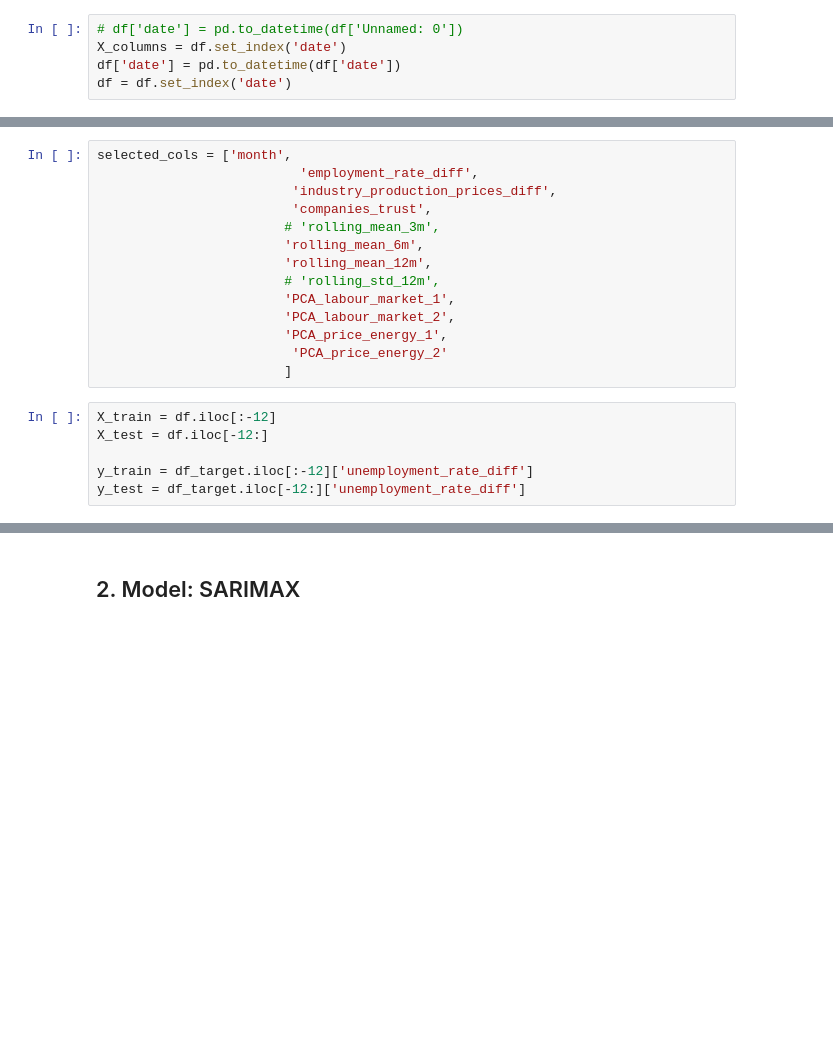
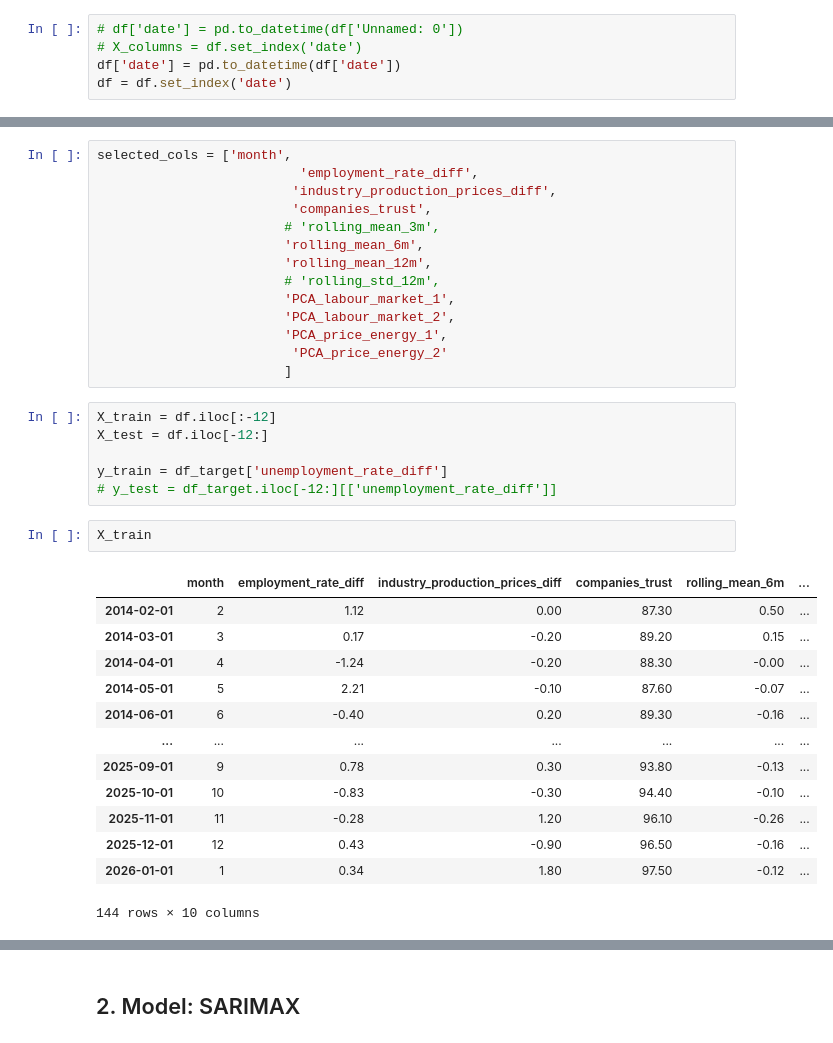
Before and after one commit to Francisscus/Employment_rate_predictor, a Jupyter notebook: 005_FINAL_PREDICTION_SARIMAX.ipynb, the cells around one changed output, grey strips where cells are left out. Drawn from its saved outputs; the diff is of its cells as text; blank space fills up the shorter version.

```diff
--- a/005_FINAL_PREDICTION_SARIMAX.ipynb
+++ b/005_FINAL_PREDICTION_SARIMAX.ipynb
@@ -44,7 +44,7 @@ df
 156 rows × 12 columns
 # %%
 # df['date'] = pd.to_datetime(df['Unnamed: 0'])
-X_columns = df.set_index('date')
+# X_columns = df.set_index('date')
 df['date'] = pd.to_datetime(df['date'])
 df = df.set_index('date')
 # %%
@@ -87,5 +87,21 @@ selected_cols = ['month',
 X_train = df.iloc[:-12]
 X_test = df.iloc[-12:]
 
-y_train = df_target.iloc[:-12]['unemployment_rate_diff']
-y_test = df_target.iloc[-12:]['unemployment_rate_diff']
+y_train = df_target['unemployment_rate_diff']
+# y_test = df_target.iloc[-12:][['unemployment_rate_diff']]
+# %%
+X_train
+# %% [output]
+|  | month | employment_rate_diff | industry_production_prices_diff | companies_trust | rolling_mean_6m | ... |
+| 2014-02-01 | 2 | 1.12 | 0.00 | 87.30 | 0.50 | ... |
+| 2014-03-01 | 3 | 0.17 | -0.20 | 89.20 | 0.15 | ... |
+| 2014-04-01 | 4 | -1.24 | -0.20 | 88.30 | -0.00 | ... |
+| 2014-05-01 | 5 | 2.21 | -0.10 | 87.60 | -0.07 | ... |
+| 2014-06-01 | 6 | -0.40 | 0.20 | 89.30 | -0.16 | ... |
+| ... | ... | ... | ... | ... | ... | ... |
+| 2025-09-01 | 9 | 0.78 | 0.30 | 93.80 | -0.13 | ... |
+| 2025-10-01 | 10 | -0.83 | -0.30 | 94.40 | -0.10 | ... |
+| 2025-11-01 | 11 | -0.28 | 1.20 | 96.10 | -0.26 | ... |
+| 2025-12-01 | 12 | 0.43 | -0.90 | 96.50 | -0.16 | ... |
+| 2026-01-01 | 1 | 0.34 | 1.80 | 97.50 | -0.12 | ... |
+144 rows × 10 columns
```
Also changed, not shown: parts of 23 cells of this notebook, 1 other file.
